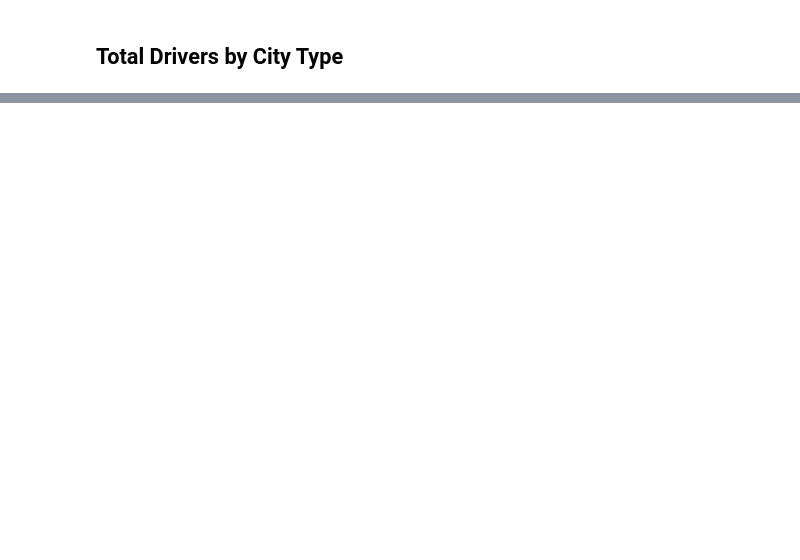
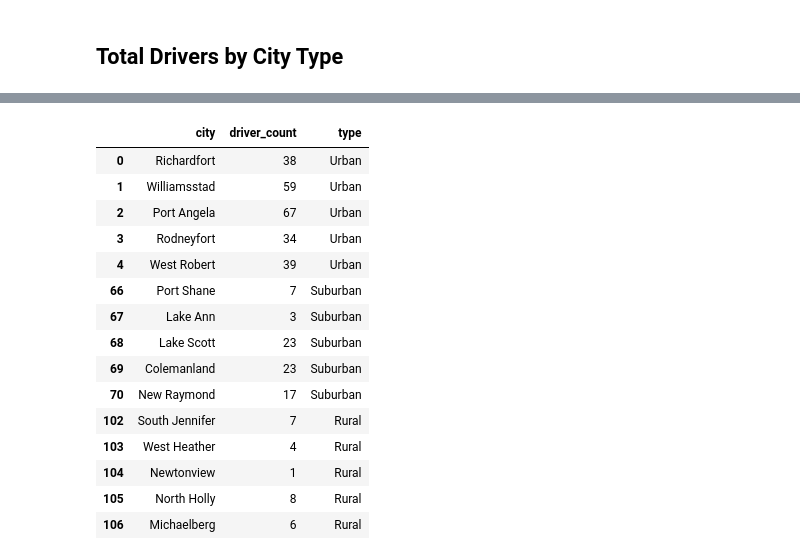
Before and after one commit to MarcThomas-Mo/matplotlib-homework, a Jupyter notebook: matplotlib-homework.ipynb, the cells around one changed output, grey strips where cells are left out. Drawn from its saved outputs; the diff is of its cells as text; code cells hidden in the pictures; blank space fills up the shorter version.

```diff
--- a/matplotlib-homework.ipynb
+++ b/matplotlib-homework.ipynb
@@ -129,0 +207,20 @@ plt.show()
+# %%
+drivers= city_data.groupby(["type"])
+drivers.head()
+# %% [output]
+|  | city | driver_count | type |
+| 0 | Richardfort | 38 | Urban |
+| 1 | Williamsstad | 59 | Urban |
+| 2 | Port Angela | 67 | Urban |
+| 3 | Rodneyfort | 34 | Urban |
+| 4 | West Robert | 39 | Urban |
+| 66 | Port Shane | 7 | Suburban |
+| 67 | Lake Ann | 3 | Suburban |
+| 68 | Lake Scott | 23 | Suburban |
+| 69 | Colemanland | 23 | Suburban |
+| 70 | New Raymond | 17 | Suburban |
+| 102 | South Jennifer | 7 | Rural |
+| 103 | West Heather | 4 | Rural |
+| 104 | Newtonview | 1 | Rural |
+| 105 | North Holly | 8 | Rural |
+| 106 | Michaelberg | 6 | Rural |
```
Also changed, not shown: parts of 26 cells of this notebook, 1 other file.
